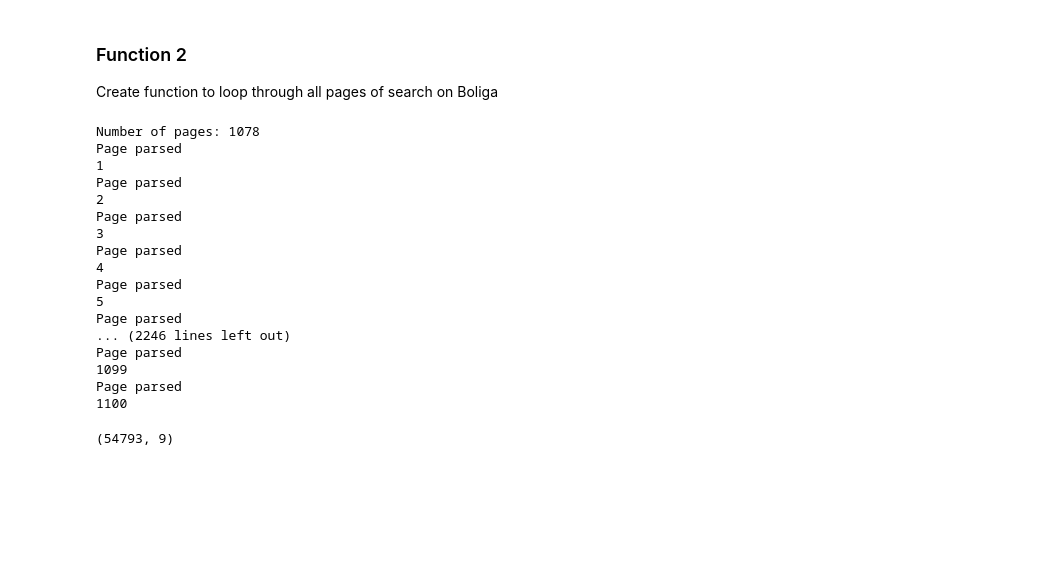
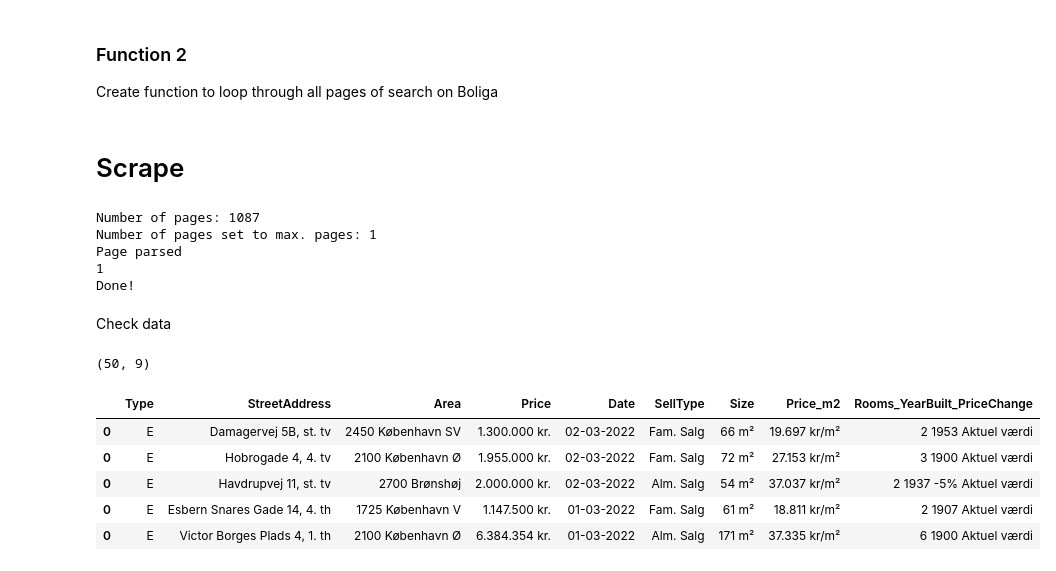
Before and after one commit to MartinJHallberg/BoligaData, a Jupyter notebook: BoligaScraping.ipynb, the cells around one changed output. Drawn from its saved outputs; the diff is of its cells as text; code cells hidden in the pictures; blank space fills up the shorter version.

Commit message:
Update with csv files and scraping notebook

```diff
--- a/BoligaScraping.ipynb
+++ b/BoligaScraping.ipynb
@@ -308,9 +305,9 @@ Create function to loop through all pages of search on Boliga
 # %%
 def fun_loop_boliga(
     wd, # Webdriver session
-   # URL, # link to Boliga search
-    max_pages = 2000,
-    sleep_time = 2
+    date, # date to add to file names
+    max_pages = 2000, # maximum number of pages to search through
+    sleep_time = 2 # wait time
 ):
 
     ## Find number of pages ##
@@ -320,11 +317,10 @@ def fun_loop_boliga(
     # Initialize empty list to store number of pages
     l_n_pages = []
 
-    # For ech bottong, save text in list
+    # For ech botton, save text in list
     for button in l_buttons:
         try:
             n_pages = int(button.text)
-
             l_n_pages.append(n_pages)
         except:
             next
@@ -349,10 +345,14 @@ def fun_loop_boliga(
 
         time.sleep(sleep_time)
 
-        # Scrape page
+        # Call function to scrape single page
         df = fun_scrape_boliga(wd)
 
-        df.to_csv('Files/BoligaScraping_Page_{}.csv'.format(i))
+        file = 'Files/BoligaScraping_' + str(date) + '_Page_{}.csv'.format(i)
+
+        # Print each page to a file, in case of lost connection
+        df.to_csv(file,
+                 index = False)
 
         print(i)
         i += 1
@@ -360,46 +360,50 @@ def fun_loop_boliga(
         # Append data frame to list
         l_dfs.append(df)
 
-        #print('Page {} scraped'.format(i))
+        # Get next page
         wd.find_element_by_xpath('/html/body/app-root/app-scroll-position-restoration/app-main-layout/app-sold-properties-list/div[3]/div/div/app-pagination/div/div[4]/a').click()
 
 
     # Concatenate data frames
     df_out = pd.concat(l_dfs)
 
+    print('Done!')
     return(df_out)
+# %% [markdown]
+# Scrape
 # %%
+# Initialize Chrome
 wd = webdriver.Chrome(executable_path='chromedriver.exe')
 
+# Go to page
 wd.get(URL)
 
-
-
+# Click to pass Cookie pop-up
 wd.find_element_by_xpath('//*[@id="coiPage-1"]/div[2]/div[1]/button[2]').click()
 
 
-df = fun_loop_boliga(wd,max_pages = 1100, sleep_time = 3)
+# Run function to scrape websie
+df = fun_loop_boliga(wd,
+                     date = 20220314,
+                     max_pages = 1,
+                     sleep_time = 3)
 # %% [output]
-Number of pages: 1078
+Number of pages: 1087
+Number of pages set to max. pages: 1
 Page parsed
 1
-Page parsed
-2
-Page parsed
-3
-Page parsed
-4
-Page parsed
-5
-Page parsed
-... (2246 lines left out)
-Page parsed
-1099
-Page parsed
-1100
+Done!
+# %% [markdown]
+Check data
 # %%
-print(df_test.shape)
+print(df.shape)
 
-df_test.to_csv('Data_Boliga_20220208.csv', index  = False)
+df.head()
 # %% [output]
-(54793, 9)
+(50, 9)
+|  | Type | StreetAddress | Area | Price | Date | SellType | Size | Price_m2 | Rooms_YearBuilt_PriceChange |
+| 0 | E | Damagervej 5B, st. tv | 2450 København SV | 1.300.000 kr. | 02-03-2022 | Fam. Salg | 66 m² | 19.697 kr/m² | 2 1953 Aktuel værdi |
+| 0 | E | Hobrogade 4, 4. tv | 2100 København Ø | 1.955.000 kr. | 02-03-2022 | Fam. Salg | 72 m² | 27.153 kr/m² | 3 1900 Aktuel værdi |
+| 0 | E | Havdrupvej 11, st. tv | 2700 Brønshøj | 2.000.000 kr. | 02-03-2022 | Alm. Salg | 54 m² | 37.037 kr/m² | 2 1937 -5% Aktuel værdi |
+| 0 | E | Esbern Snares Gade 14, 4. th | 1725 København V | 1.147.500 kr. | 01-03-2022 | Fam. Salg | 61 m² | 18.811 kr/m² | 2 1907 Aktuel værdi |
+| 0 | E | Victor Borges Plads 4, 1. th | 2100 København Ø | 6.384.354 kr. | 01-03-2022 | Alm. Salg | 171 m² | 37.335 kr/m² | 6 1900 Aktuel værdi |
```
Also changed, not shown: parts of 18 cells of this notebook, 3 other files.
